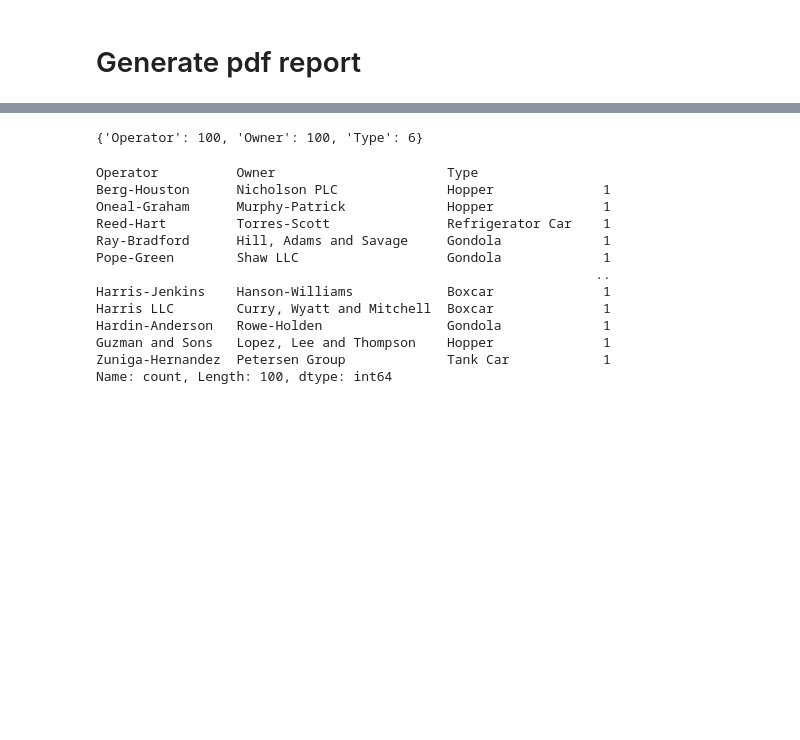
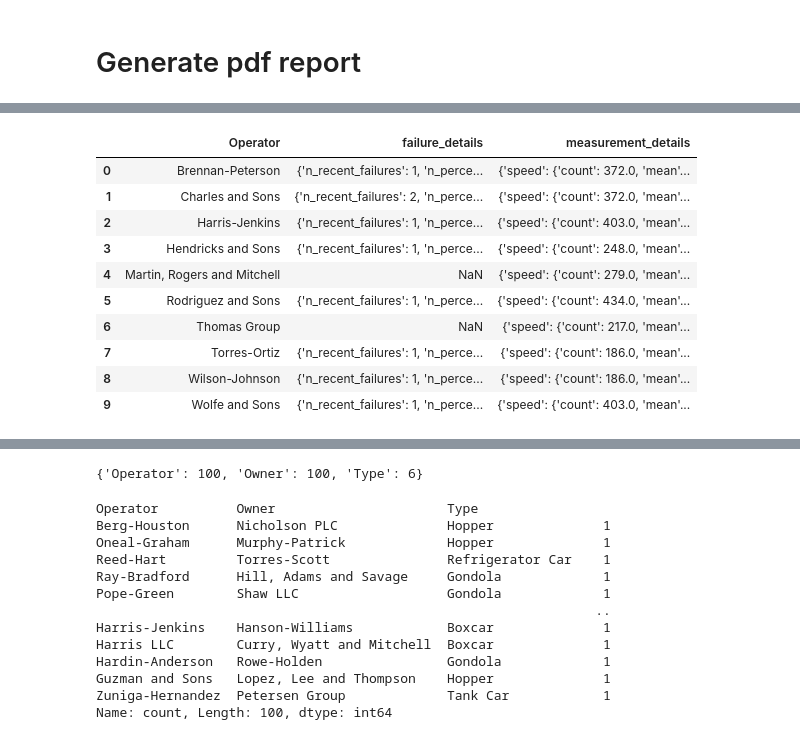
Before and after one commit to squirrel376/neuraltwin, a Jupyter notebook: src/classification/agent.ipynb, the cells around one changed output, grey strips where cells are left out. Saved outputs shown, nothing was run; the diff lists cells and outputs as text; code cells hidden in the pictures; blank space fills up the shorter version.

```diff
--- a/src/classification/agent.ipynb
+++ b/src/classification/agent.ipynb
@@ -221,5 +275,11 @@ forecast = forecast(
 # %% [markdown]
 # Generate pdf report
+# %%
+metadata = pd.read_gbq(
+    "SELECT * FROM `neuraltwin.wagon_data.metadata`",
+    project_id="neuraltwin",
+    dialect="standard"
+)
 # %%
 recent_failures = pd.read_gbq(
     "SELECT * " \
@@ -251,0 +341,21 @@ metadata
+# %%
+details_for_report = pd.DataFrame(
+    {
+        "failure_details": failure_details_for_report,
+        "measurement_details": measurement_details_for_report
+    }
+)
+details_for_report.reset_index(inplace=True)
+details_for_report
+# %% [output]
+|  | Operator | failure_details | measurement_details |
+| 0 | Brennan-Peterson | {'n_recent_failures': 1, 'n_perce... | {'speed': {'count': 372.0, 'mean'... |
+| 1 | Charles and Sons | {'n_recent_failures': 2, 'n_perce... | {'speed': {'count': 372.0, 'mean'... |
+| 2 | Harris-Jenkins | {'n_recent_failures': 1, 'n_perce... | {'speed': {'count': 403.0, 'mean'... |
+| 3 | Hendricks and Sons | {'n_recent_failures': 1, 'n_perce... | {'speed': {'count': 248.0, 'mean'... |
+| 4 | Martin, Rogers and Mitchell | NaN | {'speed': {'count': 279.0, 'mean'... |
+| 5 | Rodriguez and Sons | {'n_recent_failures': 1, 'n_perce... | {'speed': {'count': 434.0, 'mean'... |
+| 6 | Thomas Group | NaN | {'speed': {'count': 217.0, 'mean'... |
+| 7 | Torres-Ortiz | {'n_recent_failures': 1, 'n_perce... | {'speed': {'count': 186.0, 'mean'... |
+| 8 | Wilson-Johnson | {'n_recent_failures': 1, 'n_perce... | {'speed': {'count': 186.0, 'mean'... |
+| 9 | Wolfe and Sons | {'n_recent_failures': 1, 'n_perce... | {'speed': {'count': 403.0, 'mean'... |
```
Also changed, not shown: parts of 29 cells of this notebook, 1 other file.
